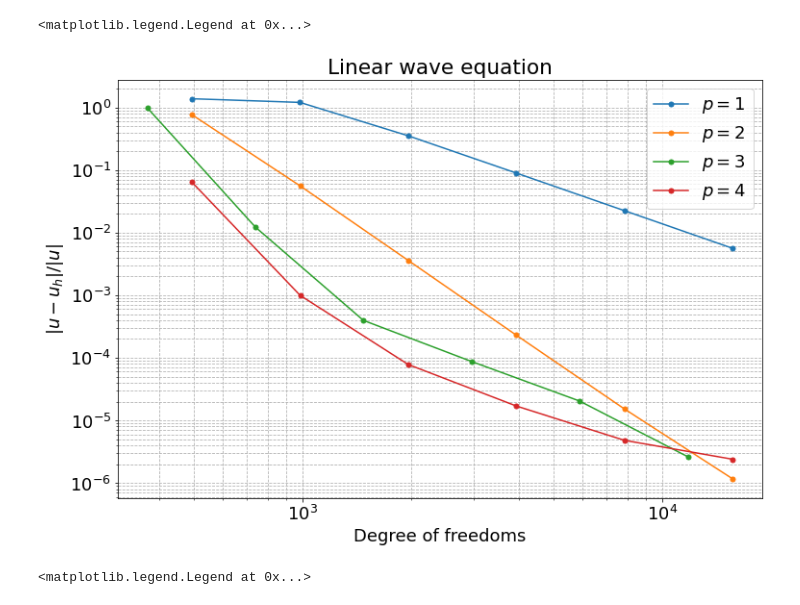
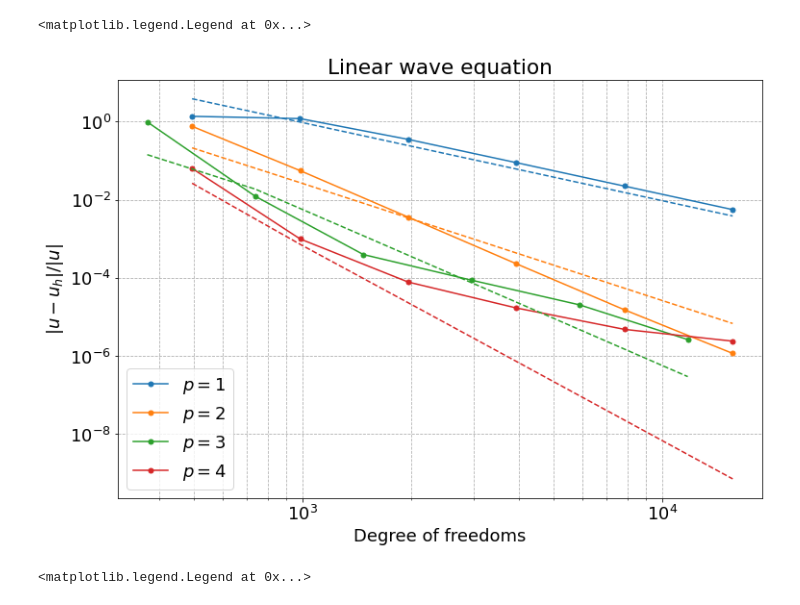
Before and after one commit to adeebkor/fenicsx-fus, a Jupyter notebook: data/error_plot.ipynb, the cells around one changed output. Cells and saved outputs as stored; diff of their text form; code cells hidden in the pictures.

Commit message:
Combine linear 1D error file

```diff
--- a/data/error_plot.ipynb
+++ b/data/error_plot.ipynb
@@ -11,9 +11,10 @@ rc('font', **font)
 # rc('text', usetex=True)
 # %%
 # 1D linear wave equation
-linear_p1 = pd.read_csv("error_linear_1d_p1.csv", names=["Number of element per wavelength", "Degree of freedoms", "L2 error"], skiprows=1)
-linear_p2 = pd.read_csv("error_linear_1d_p2.csv", names=["Number of element per wavelength", "Degree of freedoms", "L2 error"], skiprows=1)
-linear_p3 = pd.read_csv("error_linear_1d_p3.csv", names=["Number of element per wavelength", "Degree of freedoms", "L2 error"], skiprows=1)
-linear_p4 = pd.read_csv("error_linear_1d_p4.csv", names=["Number of element per wavelength", "Degree of freedoms", "L2 error"], skiprows=1)
+column_names = ["Basis degree", "Element size", "Number of element per wavelength", "Degree of freedoms", "L2 error FE", "L2 error BA", "L2 error FE array", "L2 error BA array"]
+linear_1d = pd.read_csv("error_linear_1d.csv", names=column_names, skiprows=1)
 # %%
-linear_p4
+linear_p1 = linear_1d[linear_1d["Basis degree"] == 1]
+linear_p2 = linear_1d[linear_1d["Basis degree"] == 2]
+linear_p3 = linear_1d[linear_1d["Basis degree"] == 3]
+linear_p4 = linear_1d[linear_1d["Basis degree"] == 4]
@@ -28,24 +21,28 @@ linear_p4
 # %%
 fig, ax = plt.subplots(figsize=(12, 8))
 
-ax.plot(linear_p1["Degree of freedoms"], linear_p1["L2 error"], 'C0-o', ms=5, label='$p=1$')
-ax.plot(linear_p2["Degree of freedoms"], linear_p2["L2 error"], 'C1-o', ms=5, label='$p=2$')
-ax.plot(linear_p3["Degree of freedoms"], linear_p3["L2 error"], 'C2-o', ms=5, label='$p=3$')
-ax.plot(linear_p4["Degree of freedoms"], linear_p4["L2 error"], 'C3-o', ms=5, label='$p=4$')
+ax.plot(linear_p1["Degree of freedoms"], linear_p1["L2 error FE"], 'C0-o', ms=5, label='$p=1$')
+ax.plot(linear_p2["Degree of freedoms"], linear_p2["L2 error FE"], 'C1-o', ms=5, label='$p=2$')
+ax.plot(linear_p3["Degree of freedoms"], linear_p3["L2 error FE"], 'C2-o', ms=5, label='$p=3$')
+ax.plot(linear_p4["Degree of freedoms"], linear_p4["L2 error FE"], 'C3-o', ms=5, label='$p=4$')
 
+ax.plot(linear_p1["Degree of freedoms"], 70*linear_p1["L2 error BA"], 'C0--', ms=5)
+ax.plot(linear_p2["Degree of freedoms"], 10*linear_p2["L2 error BA"], 'C1--', ms=5)
+ax.plot(linear_p3["Degree of freedoms"], 10*linear_p3["L2 error BA"], 'C2--', ms=5)
+ax.plot(linear_p4["Degree of freedoms"], 5*linear_p4["L2 error BA"], 'C3--', ms=5)
 
 ax.set_xscale('log')
 ax.set_yscale('log')
 
 ax.set_title('Linear wave equation')
 ax.set_xlabel('Degree of freedoms')
 ax.set_ylabel('$|u-u_{h}|/|u|$')
 
 plt.grid('on', which='both', linestyle='--')
 plt.legend()
 # %% [output]
 <matplotlib.legend.Legend at 0x...>
-[figure, old version]
+[figure, new version]
 # %%
 # 1D Westervelt equation
 westervelt_p1 = pd.read_csv("error_westervelt_1d_p1.csv", names=["Number of element per wavelength", "Degree of freedoms", "L2 error"], skiprows=1)
```
Also changed, not shown: parts of 1 cell of this notebook, 1 other file.
